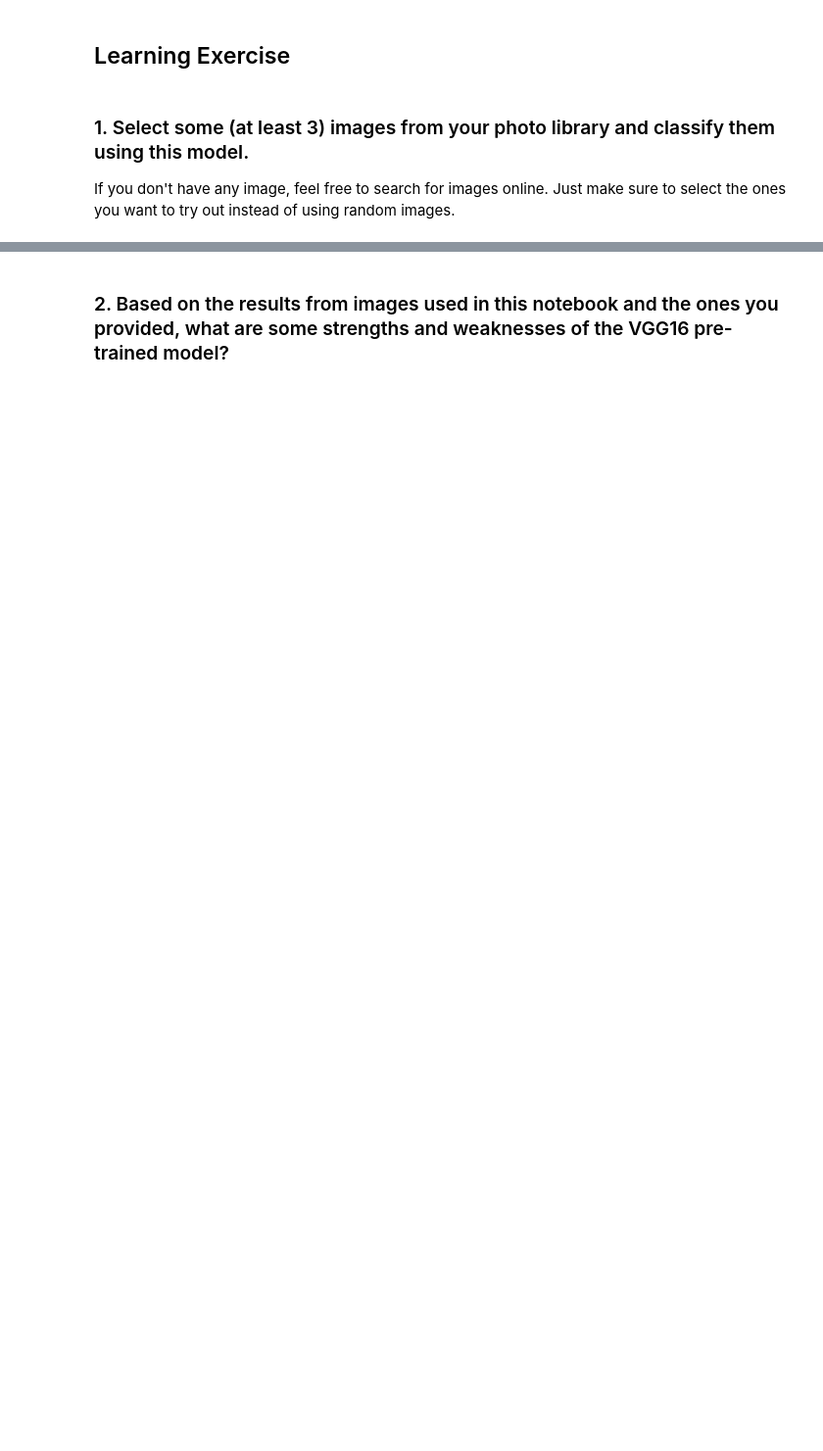
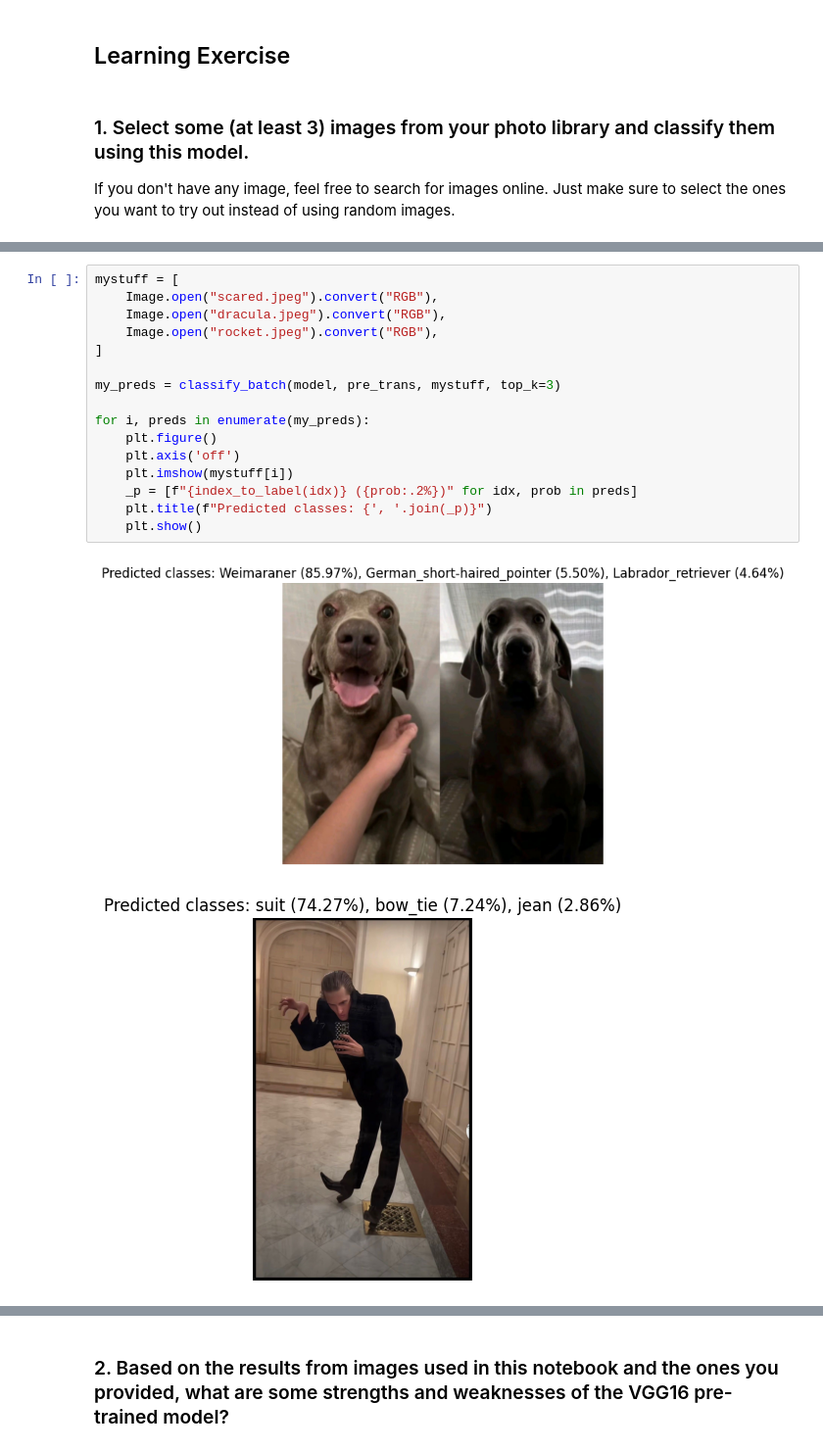
Before and after one commit to red-gunslinger/Int-Comp, a Jupyter notebook: 7_pretrained_models.ipynb, the cells around one changed output, grey strips where cells are left out. Shown at 98% size. Cells and saved outputs as stored; diff of their text form; blank space fills up the shorter version.

```diff
--- a/7_pretrained_models.ipynb
+++ b/7_pretrained_models.ipynb
@@ -202,0 +221,19 @@ If you don't have any image, feel free to search for images online. Just make su
+# %%
+mystuff = [
+    Image.open("scared.jpeg").convert("RGB"),
+    Image.open("dracula.jpeg").convert("RGB"),
+    Image.open("rocket.jpeg").convert("RGB"),
+]
+
+my_preds = classify_batch(model, pre_trans, mystuff, top_k=3)
+
+for i, preds in enumerate(my_preds):
+    plt.figure()
+    plt.axis('off')
+    plt.imshow(mystuff[i])
+    _p = [f"{index_to_label(idx)} ({prob:.2%})" for idx, prob in preds]
+    plt.title(f"Predicted classes: {', '.join(_p)}")
+    plt.show()
+# %% [output]
+[figure, added]
+[figure, added]
```
Also changed, not shown: parts of 12 cells of this notebook.
